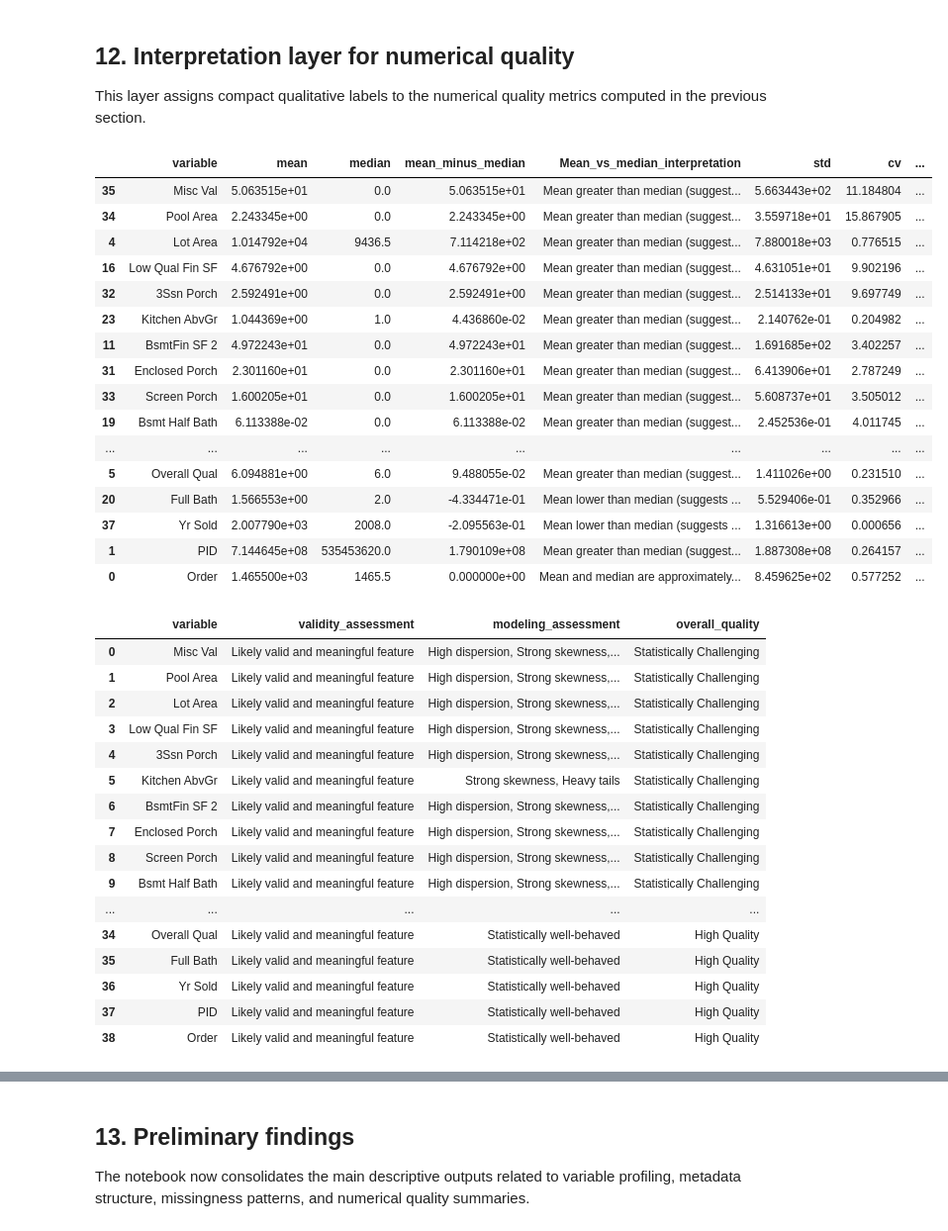
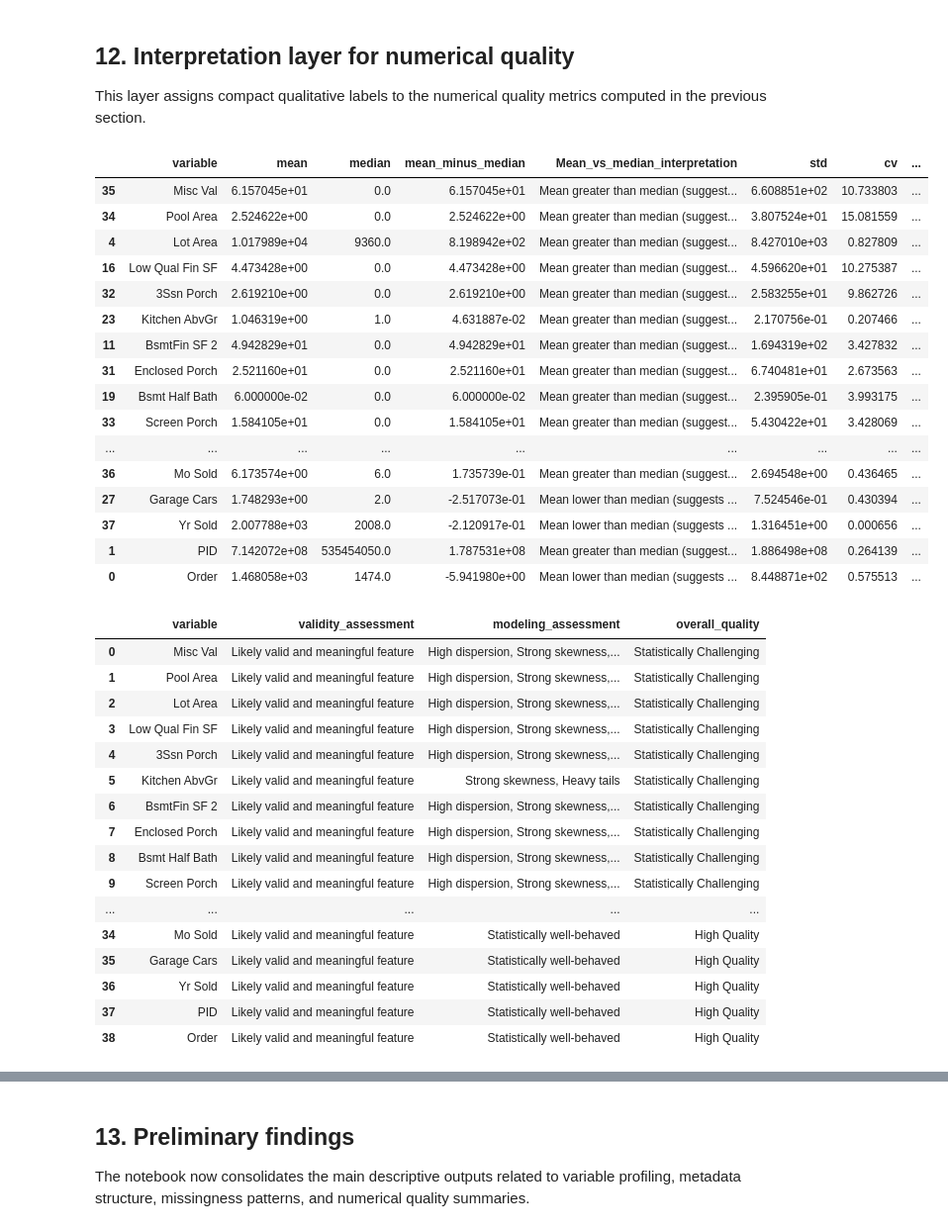
Before and after one commit to Uranarc/DataScienceAvancada, a Jupyter notebook: notebooks/data.ipynb, the cells around one changed output, grey strips where cells are left out. Shown at 99% size. Cells and saved outputs as stored; diff of their text form; code cells hidden in the pictures.

```diff
--- a/notebooks/data.ipynb
+++ b/notebooks/data.ipynb
@@ -31,3 +36,22 @@ df.head()
 | 3 | 4 | 526353030 | 20 | RL | 93.0 | 11160 | Pave | NaN | Reg | ... |
 | 4 | 5 | 527105010 | 60 | RL | 74.0 | 13830 | Pave | NaN | IR1 | ... |
 5 rows × 82 columns
+# %%
+X = df.drop(columns=['SalePrice'])
+y = df['SalePrice']
+
+X_train, X_temp, y_train, y_temp = train_test_split(
+    X, y,
+    test_size=0.30,
+    random_state=42
+)
+
+X_val, X_test, y_val, y_test = train_test_split(
+    X_temp, y_temp,
+    test_size=0.50,
+    random_state=42
+)
+
+print("Train:", X_train.shape, y_train.shape)
+print("Validation:", X_val.shape, y_val.shape)
+print("Test:", X_test.shape, y_test.shape)
@@ -34,3 +62,5 @@ df.head()
+# %%
+df_train = df.loc[X_train.index]
 # %% [markdown]
  ## 4. Initial dataset overview
  The next outputs summarize the dataset dimensions and a general descriptive overview of the available variables.
@@ -570,27 +600,27 @@ def interpret_numeric_quality(df_report):
     return report[interpretive_cols]
 # %%
 # Uso
-numeric_report = numeric_quality_report(df)
+numeric_report = numeric_quality_report(df_train)
 numeric_interpretive = interpret_numeric_quality(numeric_report)
 numeric_interpretive.head(39)
 # %% [output]
 |  | variable | mean | median | mean_minus_median | Mean_vs_median_interpretation | std | cv | ... |
-| 35 | Misc Val | 5.063515e+01 | 0.0 | 5.063515e+01 | Mean greater than median (suggest... | 5.663443e+02 | 11.184804 | ... |
-| 34 | Pool Area | 2.243345e+00 | 0.0 | 2.243345e+00 | Mean greater than median (suggest... | 3.559718e+01 | 15.867905 | ... |
-| 4 | Lot Area | 1.014792e+04 | 9436.5 | 7.114218e+02 | Mean greater than median (suggest... | 7.880018e+03 | 0.776515 | ... |
-| 16 | Low Qual Fin SF | 4.676792e+00 | 0.0 | 4.676792e+00 | Mean greater than median (suggest... | 4.631051e+01 | 9.902196 | ... |
-| 32 | 3Ssn Porch | 2.592491e+00 | 0.0 | 2.592491e+00 | Mean greater than median (suggest... | 2.514133e+01 | 9.697749 | ... |
-| 23 | Kitchen AbvGr | 1.044369e+00 | 1.0 | 4.436860e-02 | Mean greater than median (suggest... | 2.140762e-01 | 0.204982 | ... |
-| 11 | BsmtFin SF 2 | 4.972243e+01 | 0.0 | 4.972243e+01 | Mean greater than median (suggest... | 1.691685e+02 | 3.402257 | ... |
-| 31 | Enclosed Porch | 2.301160e+01 | 0.0 | 2.301160e+01 | Mean greater than median (suggest... | 6.413906e+01 | 2.787249 | ... |
-| 33 | Screen Porch | 1.600205e+01 | 0.0 | 1.600205e+01 | Mean greater than median (suggest... | 5.608737e+01 | 3.505012 | ... |
-| 19 | Bsmt Half Bath | 6.113388e-02 | 0.0 | 6.113388e-02 | Mean greater than median (suggest... | 2.452536e-01 | 4.011745 | ... |
+| 35 | Misc Val | 6.157045e+01 | 0.0 | 6.157045e+01 | Mean greater than median (suggest... | 6.608851e+02 | 10.733803 | ... |
+| 34 | Pool Area | 2.524622e+00 | 0.0 | 2.524622e+00 | Mean greater than median (suggest... | 3.807524e+01 | 15.081559 | ... |
+| 4 | Lot Area | 1.017989e+04 | 9360.0 | 8.198942e+02 | Mean greater than median (suggest... | 8.427010e+03 | 0.827809 | ... |
+| 16 | Low Qual Fin SF | 4.473428e+00 | 0.0 | 4.473428e+00 | Mean greater than median (suggest... | 4.596620e+01 | 10.275387 | ... |
+| 32 | 3Ssn Porch | 2.619210e+00 | 0.0 | 2.619210e+00 | Mean greater than median (suggest... | 2.583255e+01 | 9.862726 | ... |
+| 23 | Kitchen AbvGr | 1.046319e+00 | 1.0 | 4.631887e-02 | Mean greater than median (suggest... | 2.170756e-01 | 0.207466 | ... |
+| 11 | BsmtFin SF 2 | 4.942829e+01 | 0.0 | 4.942829e+01 | Mean greater than median (suggest... | 1.694319e+02 | 3.427832 | ... |
+| 31 | Enclosed Porch | 2.521160e+01 | 0.0 | 2.521160e+01 | Mean greater than median (suggest... | 6.740481e+01 | 2.673563 | ... |
+| 19 | Bsmt Half Bath | 6.000000e-02 | 0.0 | 6.000000e-02 | Mean greater than median (suggest... | 2.395905e-01 | 3.993175 | ... |
+| 33 | Screen Porch | 1.584105e+01 | 0.0 | 1.584105e+01 | Mean greater than median (suggest... | 5.430422e+01 | 3.428069 | ... |
 | ... | ... | ... | ... | ... | ... | ... | ... | ... |
-| 5 | Overall Qual | 6.094881e+00 | 6.0 | 9.488055e-02 | Mean greater than median (suggest... | 1.411026e+00 | 0.231510 | ... |
-| 20 | Full Bath | 1.566553e+00 | 2.0 | -4.334471e-01 | Mean lower than median (suggests ... | 5.529406e-01 | 0.352966 | ... |
-| 37 | Yr Sold | 2.007790e+03 | 2008.0 | -2.095563e-01 | Mean lower than median (suggests ... | 1.316613e+00 | 0.000656 | ... |
-| 1 | PID | 7.144645e+08 | 535453620.0 | 1.790109e+08 | Mean greater than median (suggest... | 1.887308e+08 | 0.264157 | ... |
-| 0 | Order | 1.465500e+03 | 1465.5 | 0.000000e+00 | Mean and median are approximately... | 8.459625e+02 | 0.577252 | ... |
+| 36 | Mo Sold | 6.173574e+00 | 6.0 | 1.735739e-01 | Mean greater than median (suggest... | 2.694548e+00 | 0.436465 | ... |
+| 27 | Garage Cars | 1.748293e+00 | 2.0 | -2.517073e-01 | Mean lower than median (suggests ... | 7.524546e-01 | 0.430394 | ... |
+| 37 | Yr Sold | 2.007788e+03 | 2008.0 | -2.120917e-01 | Mean lower than median (suggests ... | 1.316451e+00 | 0.000656 | ... |
+| 1 | PID | 7.142072e+08 | 535454050.0 | 1.787531e+08 | Mean greater than median (suggest... | 1.886498e+08 | 0.264139 | ... |
+| 0 | Order | 1.468058e+03 | 1474.0 | -5.941980e+00 | Mean lower than median (suggests ... | 8.448871e+02 | 0.575513 | ... |
 # %%
 def overall_data_quality_table(numeric_report):
 
@@ -666,11 +696,11 @@ quality_table
 | 5 | Kitchen AbvGr | Likely valid and meaningful feature | Strong skewness, Heavy tails | Statistically Challenging |
 | 6 | BsmtFin SF 2 | Likely valid and meaningful feature | High dispersion, Strong skewness,... | Statistically Challenging |
 | 7 | Enclosed Porch | Likely valid and meaningful feature | High dispersion, Strong skewness,... | Statistically Challenging |
-| 8 | Screen Porch | Likely valid and meaningful feature | High dispersion, Strong skewness,... | Statistically Challenging |
-| 9 | Bsmt Half Bath | Likely valid and meaningful feature | High dispersion, Strong skewness,... | Statistically Challenging |
+| 8 | Bsmt Half Bath | Likely valid and meaningful feature | High dispersion, Strong skewness,... | Statistically Challenging |
+| 9 | Screen Porch | Likely valid and meaningful feature | High dispersion, Strong skewness,... | Statistically Challenging |
 | ... | ... | ... | ... | ... |
-| 34 | Overall Qual | Likely valid and meaningful feature | Statistically well-behaved | High Quality |
-| 35 | Full Bath | Likely valid and meaningful feature | Statistically well-behaved | High Quality |
+| 34 | Mo Sold | Likely valid and meaningful feature | Statistically well-behaved | High Quality |
+| 35 | Garage Cars | Likely valid and meaningful feature | Statistically well-behaved | High Quality |
 | 36 | Yr Sold | Likely valid and meaningful feature | Statistically well-behaved | High Quality |
 | 37 | PID | Likely valid and meaningful feature | Statistically well-behaved | High Quality |
 | 38 | Order | Likely valid and meaningful feature | Statistically well-behaved | High Quality |
```
Also changed, not shown: parts of 11 cells of this notebook.
